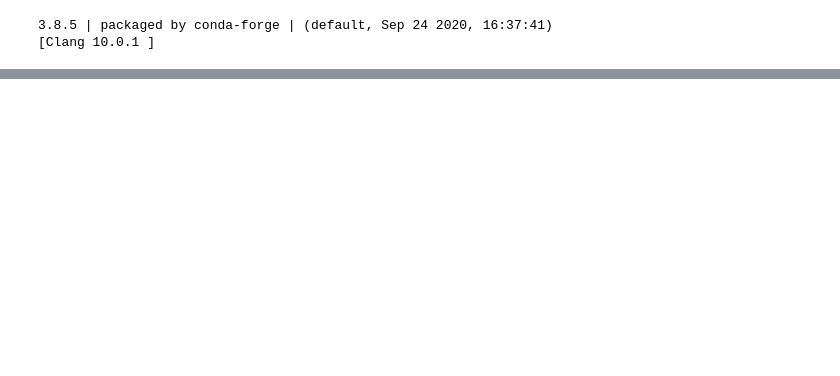
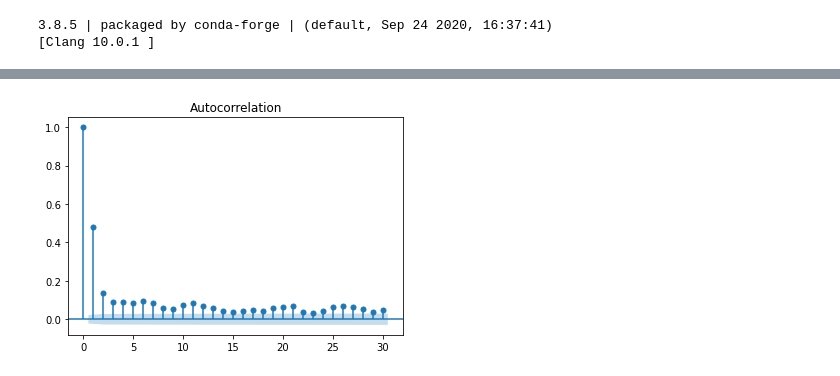
Before and after one commit to aauyeung19/Metis-Project-3, a Jupyter notebook: visualization_notebook.ipynb, the cells around one changed output, grey strips where cells are left out. Saved outputs shown, nothing was run; the diff lists cells and outputs as text; code cells hidden in the pictures; blank space fills up the shorter version.

```diff
--- a/visualization_notebook.ipynb
+++ b/visualization_notebook.ipynb
@@ -21,0 +111,4 @@ True
+# %%
+plot_acf(wdf.humid_avg, lags=30);
+# %% [output]
+[figure, added]
```
Also changed, not shown: parts of 30 cells of this notebook.
